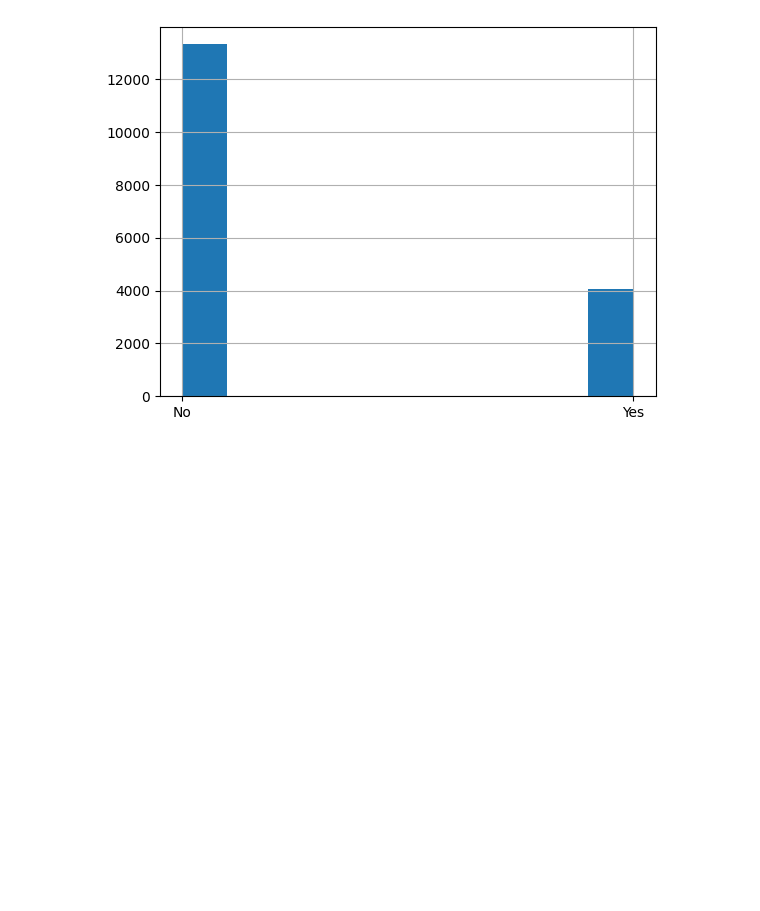
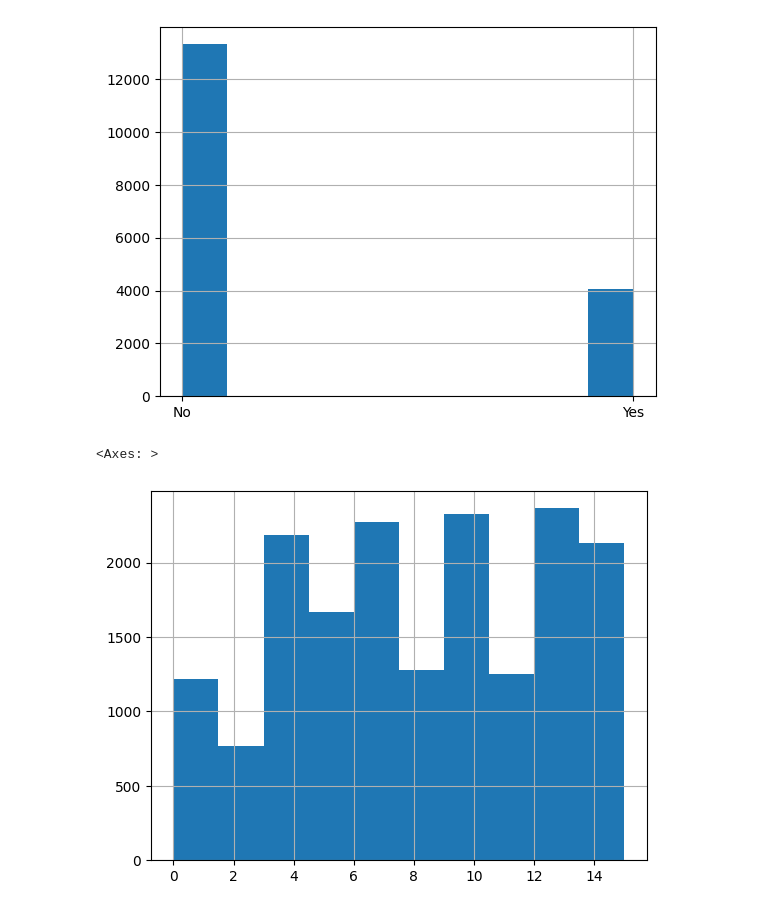
Before and after one commit to SanjayBista1010/Classification, a Jupyter notebook: IntrovertExtrovertAnalysis.ipynb, the cells around one changed output. Cells and saved outputs as stored; diff of their text form; code cells hidden in the pictures; blank space fills up the shorter version.

```diff
--- a/IntrovertExtrovertAnalysis.ipynb
+++ b/IntrovertExtrovertAnalysis.ipynb
@@ -83,3 +83,8 @@ df['Drained_after_socializing'].hist()
 [figure]
 # %%
 df['Drained_after_socializing'] = df['Drained_after_socializing'].fillna(df['Drained_after_socializing'].mode()[0])
+# %%
+df['Friends_circle_size'].hist()
+# %% [output]
+<Axes: >
+[figure, added]
```
Also changed, not shown: parts of 2 cells of this notebook.
